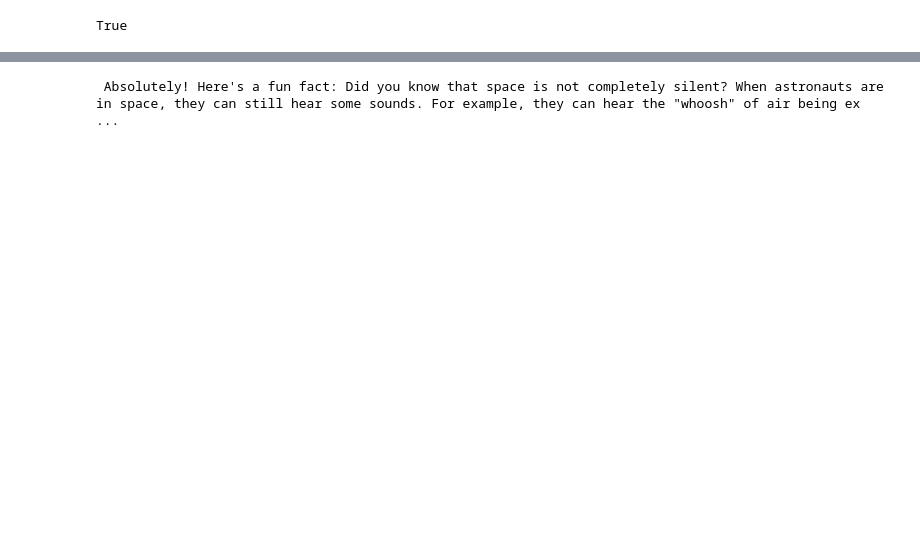
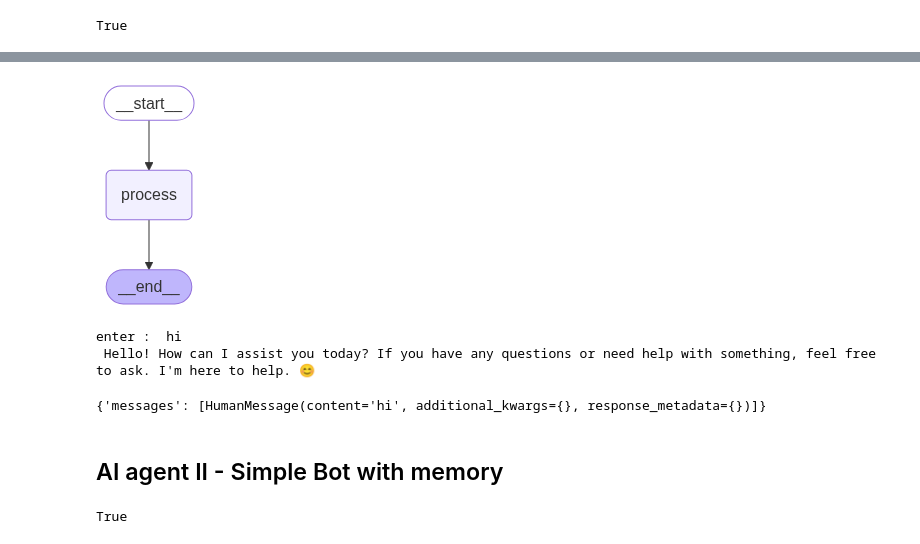
Before and after one commit to rivindu-ashinsa/LangGraph, a Jupyter notebook: LangGraph.ipynb, the cells around one changed output, grey strips where cells are left out. Cells and saved outputs as stored; diff of their text form; code cells hidden in the pictures; blank space fills up the shorter version.

```diff
--- a/LangGraph.ipynb
+++ b/LangGraph.ipynb
@@ -400,19 +398,50 @@ 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
 # %%
-import openai
 
-client = openai.OpenAI(
-    api_key=open_ai_api,
-    base_url="https://openrouter.ai/api/v1"
+from langchain_openai import ChatOpenAI
+
+# Pass API config directly
+llm = ChatOpenAI(
+    model="mistralai/mistral-7b-instruct",
+    openai_api_key=open_ai_api,
+    openai_api_base="https://openrouter.ai/api/v1"
 )
 
-response = client.chat.completions.create(
-    model="mistralai/mistral-7b-instruct",
-    messages=[
-        {"role": "system", "content": "You are a helpful assistant."},
-        {"role": "user", "content": "Tell me a fun fact about space."}
-    ]
-)
+# Agent state type
+class AgentState(TypedDict):
+    messages: List[HumanMessage]
 
-print(response.choices[0].message.content)
+# Method using the LLM
+def process(state: AgentState) -> AgentState:
+    response = llm.invoke(state["messages"])
+    print(response.content)
+    return state
-# %% [output]
- Absolutely! Here's a fun fact: Did you know that space is not completely silent? When astronauts are in space, they can still hear some sounds. For example, they can hear the "whoosh" of air being ex ...
+# %%
+graph = StateGraph(AgentState)
+graph.add_node("process", process)
+graph.add_edge(START, "process")
+graph.add_edge("process", END)
+
+agent = graph.compile()
+# %%
+agent
+# %% [output]
+[figure, added]
+# %%
+user_input = input("enter : ")
+agent.invoke({"messages" : [HumanMessage(content=user_input)]})
+# %% [output]
+enter :  hi
+ Hello! How can I assist you today? If you have any questions or need help with something, feel free to ask. I'm here to help. 😊
+{'messages': [HumanMessage(content='hi', additional_kwargs={}, response_metadata={})]}
+# %% [markdown]
+## AI agent II - Simple Bot with memory
+# %%
+from langgraph.graph import StateGraph, START, END
+from langchain_core.messages import AIMessage, HumanMessage
+from langchain_openai import ChatOpenAI
+from typing import TypedDict, List, Union
+from dotenv import load_dotenv
+import os
+load_dotenv()
+# %% [output]
+True
```
Also changed, not shown: parts of 5 cells of this notebook, 2 other files.
